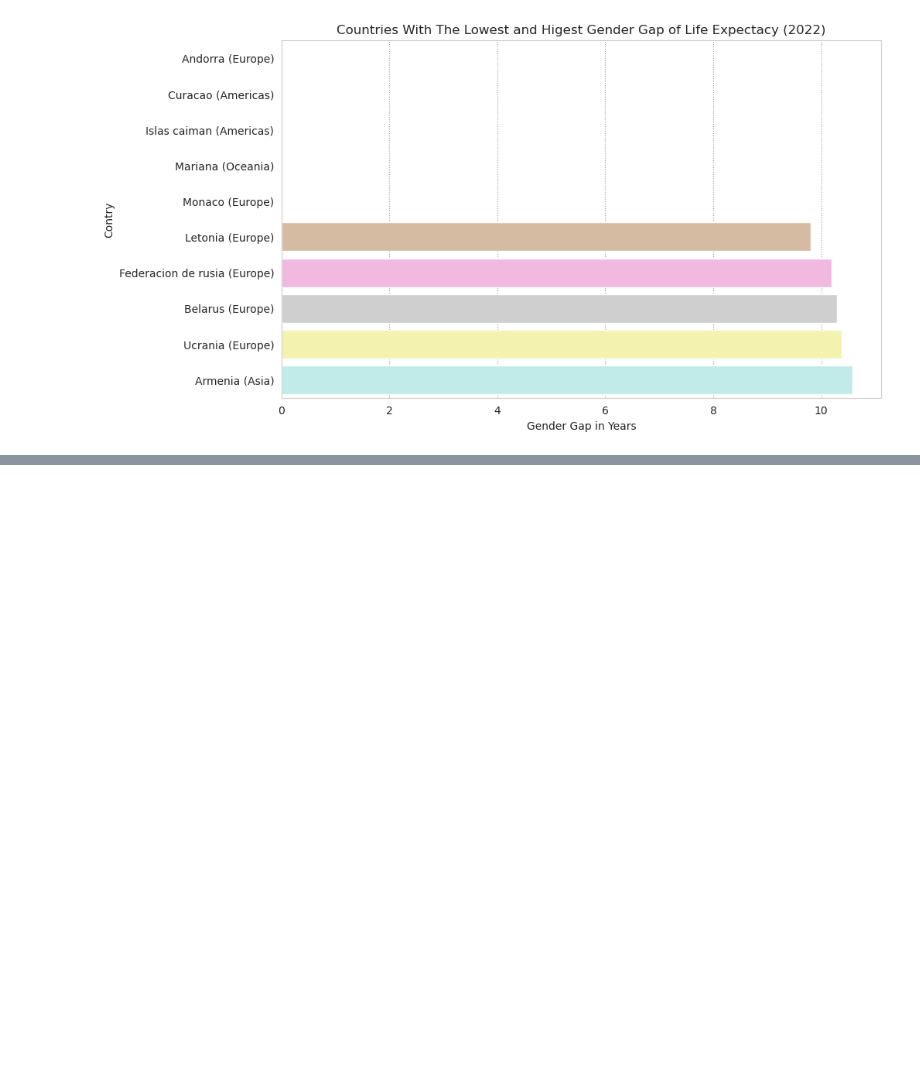
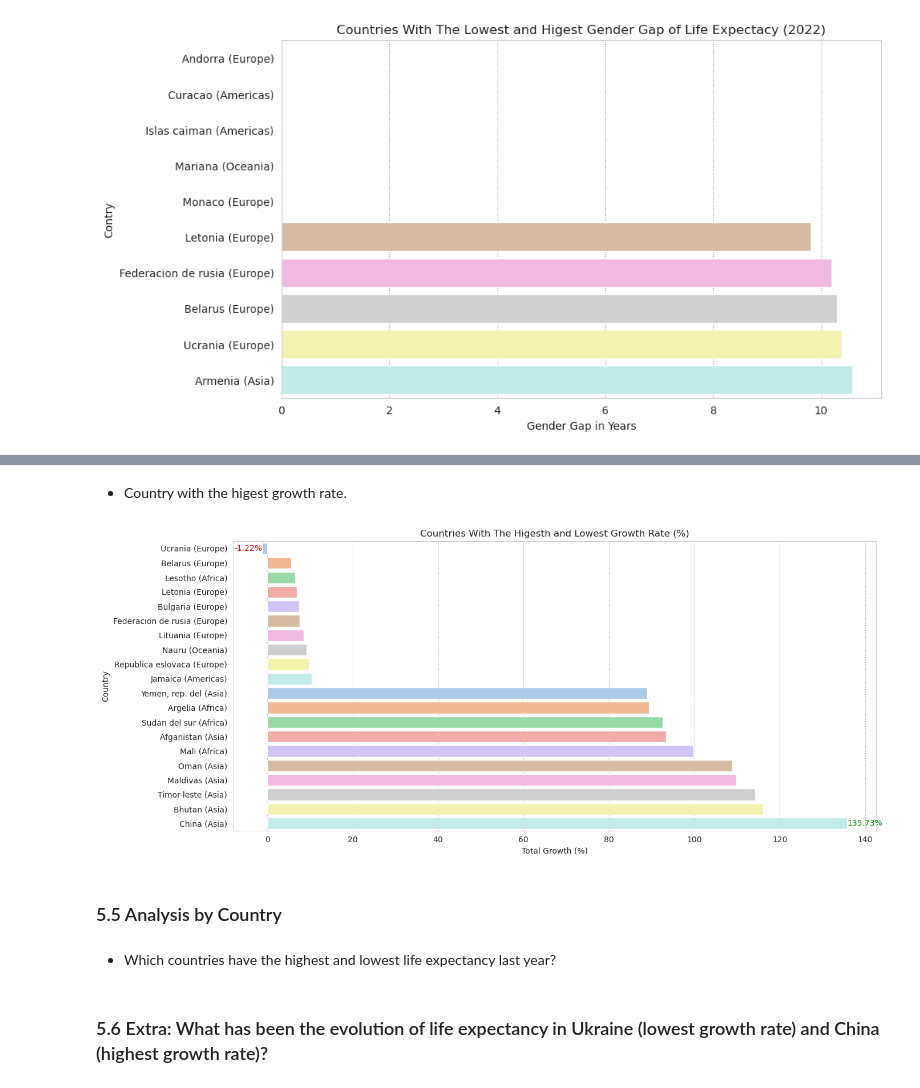
Before and after one commit to pahoalapizco/data_projects, a Jupyter notebook: notebooks/2.0-data_projects-analysis-life_expectancy_analysis.ipynb, the cells around one changed output, grey strips where cells are left out. Drawn from its saved outputs; the diff is of its cells as text; code cells hidden in the pictures; blank space fills up the shorter version.

```diff
--- a/notebooks/2.0-data_projects-analysis-life_expectancy_analysis.ipynb
+++ b/notebooks/2.0-data_projects-analysis-life_expectancy_analysis.ipynb
@@ -404,0 +456,42 @@ plt.ylabel("Contry");
+# %% [markdown]
+- Country with the higest growth rate.
+# %%
+plt.figure(figsize=(14,6))
+sns.barplot(
+	data=top_bottom,
+	x="total_growth",
+	y="country_region",
+	palette="pastel"
+)
+
+plt.title("Countries With The Higesth and Lowest Growth Rate (%)")
+plt.ylabel("Country")
+plt.xlabel("Total Growth (%)")
+
+# Annotate min and max growth rate in the graph.
+highest_gr = top_bottom.iloc[-1:][["country_region", "total_growth"]].squeeze() # Top
+lowest_gr = top_bottom.iloc[0][["country_region", "total_growth"]].squeeze() # buttom
+
+plt.annotate(
+	f"{lowest_gr[1]}%",
+	xy=(lowest_gr[1], lowest_gr[0]),
+	ha="right", va="center",
+	color="red"
+)
+
+plt.annotate(
+	f"{highest_gr[1]}%",
+	xy=(highest_gr[1], highest_gr[0]),
+	ha="left", va="center",
+	color="green"
+)
+
+plt.tight_layout()
+# %% [output]
+[figure, added]
+# %% [markdown]
+### 5.5 Analysis by Country
+# %% [markdown]
+- Which countries have the highest and lowest life expectancy last year?
+# %% [markdown]
+### 5.6 Extra: What has been the evolution of life expectancy in Ukraine (lowest growth rate) and China (highest growth rate)?
```
Also changed, not shown: parts of 9 cells of this notebook.
